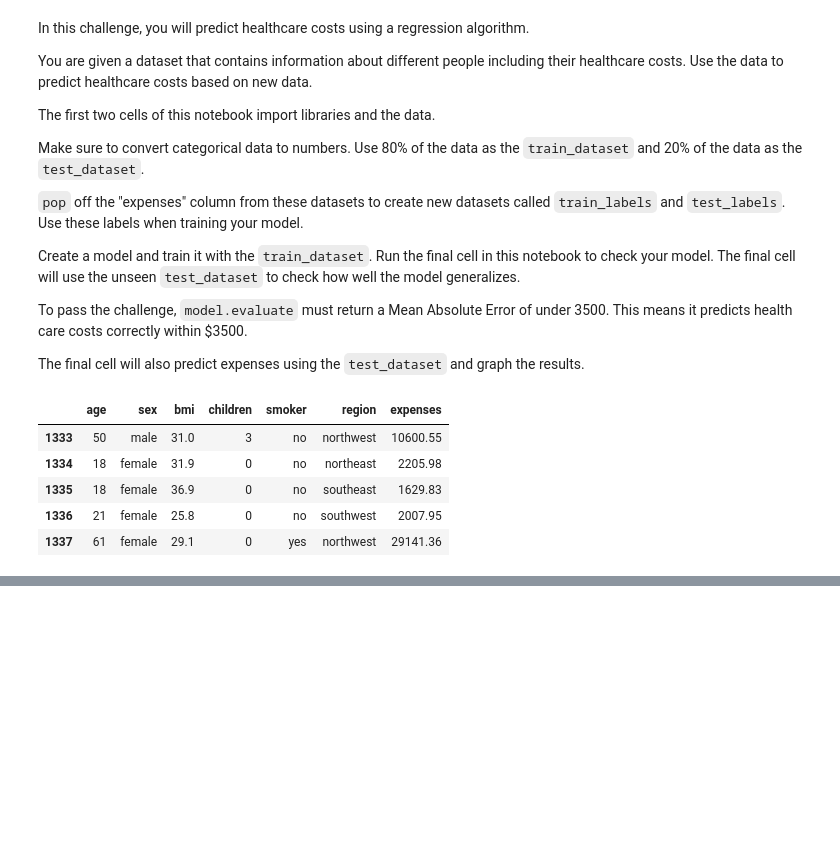
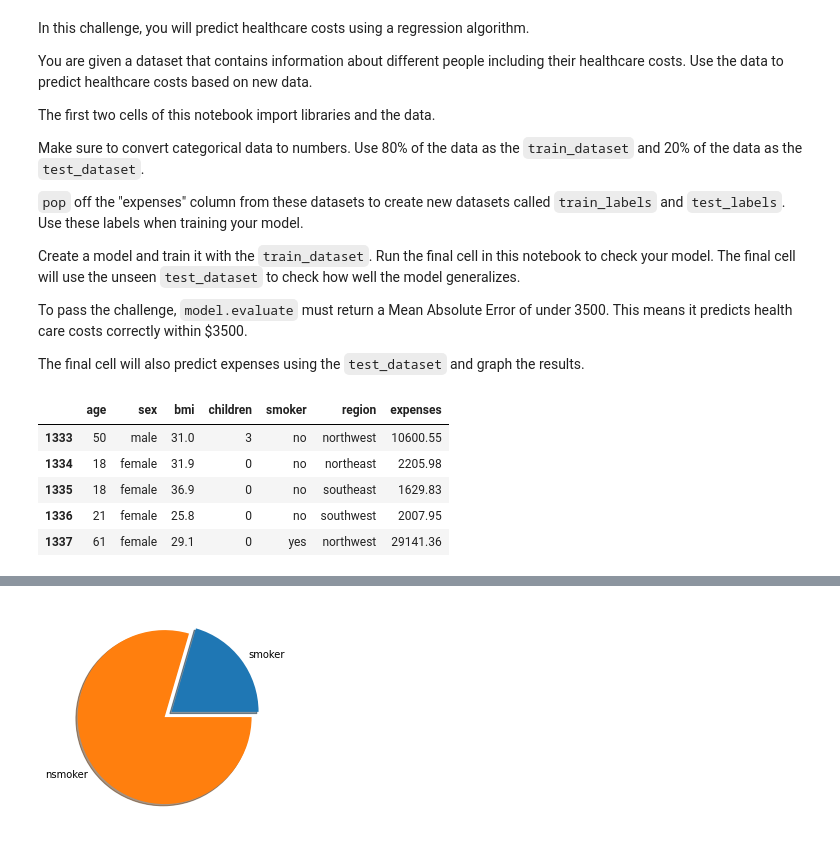
Before and after one commit to tarekbrahmi/freeCodeCamp-ai, a Jupyter notebook: predict_health_costs_with_regressio/predict_health_costs_with_regression.ipynb, the cells around one changed output, grey strips where cells are left out. Cells and saved outputs as stored; diff of their text form; code cells hidden in the pictures; blank space fills up the shorter version.

```diff
--- a/predict_health_costs_with_regressio/predict_health_costs_with_regression.ipynb
+++ b/predict_health_costs_with_regressio/predict_health_costs_with_regression.ipynb
@@ -48,0 +79,9 @@ dtype: float64
+# %%
+len_smoker=dataset["smoker"][dataset.smoker=="yes"]
+len_no_smoker=dataset["smoker"][dataset.smoker=="no"]
+arr=np.array([len(len_smoker),len(len_no_smoker)])
+labels=["smoker","nsmoker"]
+plt.pie(arr,labels=labels,explode=[0.1,0.0],shadow=True)
+plt.show()
+# %% [output]
+[figure, added]
```
Also changed, not shown: parts of 16 cells of this notebook, 3 other files.
